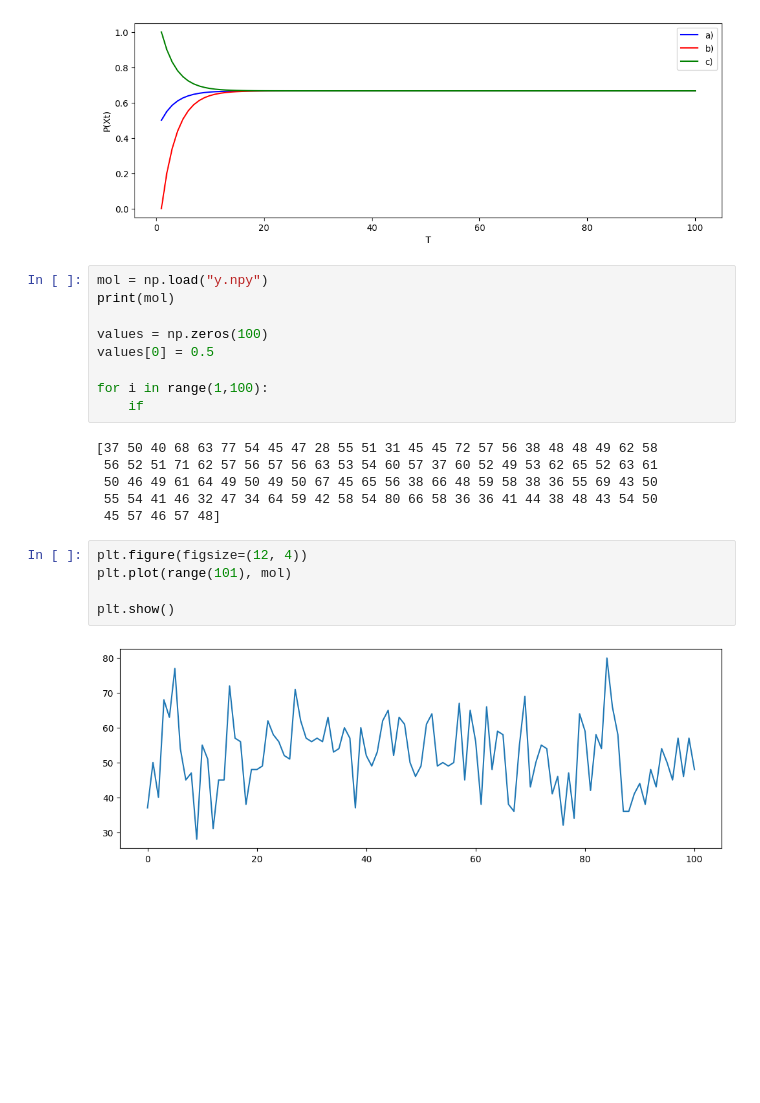
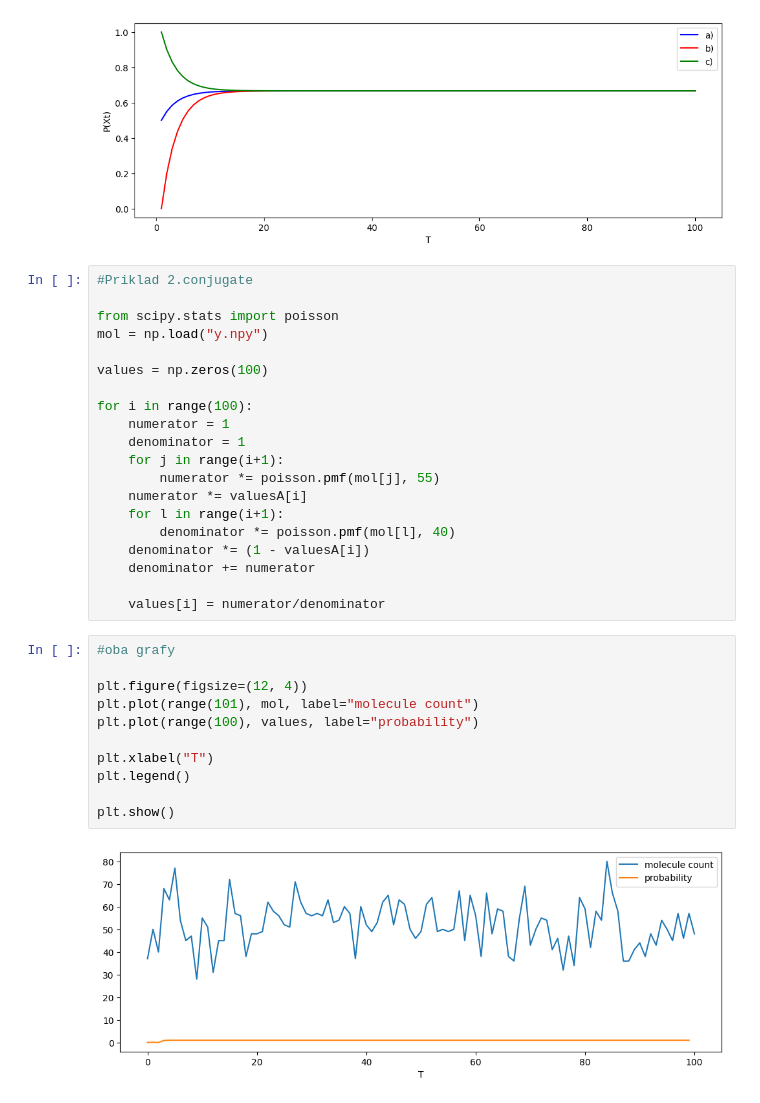
Before and after one commit to SenkerikL/pravdepodobnost-projekt, a Jupyter notebook: prav.ipynb, the cells around one changed output. Saved outputs shown, nothing was run; the diff lists cells and outputs as text; blank space fills up the shorter version.

```diff
--- a/prav.ipynb
+++ b/prav.ipynb
@@ -48,25 +51,36 @@ plt.legend()
 plt.show()
 # %% [output]
 [figure]
-# %%
-mol = np.load("y.npy")
-print(mol)
-
-values = np.zeros(100)
-values[0] = 0.5
-
-for i in range(1,100):
-    if
-# %% [output]
-[37 50 40 68 63 77 54 45 47 28 55 51 31 45 45 72 57 56 38 48 48 49 62 58
- 56 52 51 71 62 57 56 57 56 63 53 54 60 57 37 60 52 49 53 62 65 52 63 61
- 50 46 49 61 64 49 50 49 50 67 45 65 56 38 66 48 59 58 38 36 55 69 43 50
- 55 54 41 46 32 47 34 64 59 42 58 54 80 66 58 36 36 41 44 38 48 43 54 50
- 45 57 46 57 48]
+# %%
+#Priklad 2.conjugate
+
+from scipy.stats import poisson
+mol = np.load("y.npy")
+
+values = np.zeros(100)
+
+for i in range(100):
+    numerator = 1
+    denominator = 1
+    for j in range(i+1):
+        numerator *= poisson.pmf(mol[j], 55)
+    numerator *= valuesA[i]
+    for l in range(i+1):
+        denominator *= poisson.pmf(mol[l], 40)
+    denominator *= (1 - valuesA[i])
+    denominator += numerator
+
+    values[i] = numerator/denominator
 # %%
+#oba grafy
+
 plt.figure(figsize=(12, 4))
-plt.plot(range(101), mol)
+plt.plot(range(101), mol, label="molecule count")
+plt.plot(range(100), values, label="probability")
+
+plt.xlabel("T")
+plt.legend()
 
 plt.show()
 # %% [output]
-[figure, old version]
+[figure, new version]
```
Also changed, not shown: parts of 2 cells of this notebook.
